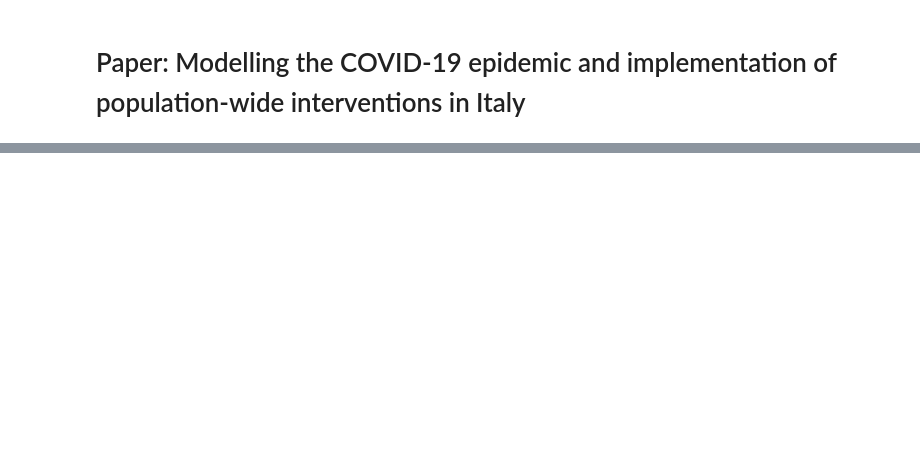
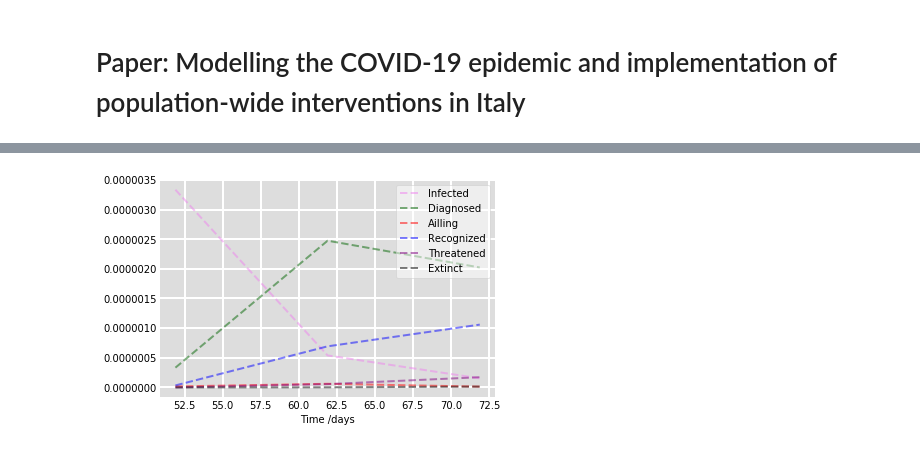
Before and after one commit to Shaier/DINN, a Jupyter notebook: generate_SIDARTHE_data.ipynb, the cells around one changed output, grey strips where cells are left out. Saved outputs shown, nothing was run; the diff lists cells and outputs as text; code cells hidden in the pictures; blank space fills up the shorter version.

```diff
--- a/generate_SIDARTHE_data.ipynb
+++ b/generate_SIDARTHE_data.ipynb
@@ -304,0 +329,11 @@ plt.show()
+# %%
+#getting same number of points from each bin
+t_complete = []
+I_complete = []
+D_complete = []
+A_complete = []
+R_complete = []
+T_complete = []
+H_complete = []
+E_complete = []
+S_complete = []
@@ -304,0 +538,25 @@ plt.show()
+# %%
+# Plot the data on two separate curves for S(t), I(t)
+fig = plt.figure(facecolor='w')
+ax = fig.add_subplot(111, facecolor='#dddddd', axisbelow=True)
+
+ax.plot(t_complete, I_complete, 'violet', alpha=0.5, lw=2, label='Infected', linestyle='dashed')
+ax.plot(t_complete, D_complete, 'darkgreen', alpha=0.5, lw=2, label='Diagnosed', linestyle='dashed')
+ax.plot(t_complete, A_complete, 'red', alpha=0.5, lw=2, label='Ailling', linestyle='dashed')
+ax.plot(t_complete, R_complete, 'blue', alpha=0.5, lw=2, label='Recognized', linestyle='dashed')
+ax.plot(t_complete, T_complete, 'purple', alpha=0.5, lw=2, label='Threatened', linestyle='dashed')
+#ax.plot(t, H, 'yellow', alpha=0.5, lw=2, label='Healed', linestyle='dashed')
+ax.plot(t_complete, E_complete, 'black', alpha=0.5, lw=2, label='Extinct', linestyle='dashed')
+#ax.plot(t, S, 'pink', alpha=0.5, lw=2, label='Susceptible', linestyle='dashed')
+
+ax.set_xlabel('Time /days')
+ax.yaxis.set_tick_params(length=0)
+ax.xaxis.set_tick_params(length=0)
+ax.grid(b=True, which='major', c='w', lw=2, ls='-')
+legend = ax.legend()
+legend.get_frame().set_alpha(0.5)
+for spine in ('top', 'right', 'bottom', 'left'):
+    ax.spines[spine].set_visible(False)
+plt.show()
+# %% [output]
+[figure, added]
```
Also changed, not shown: parts of 4 cells of this notebook, 4 other files.
